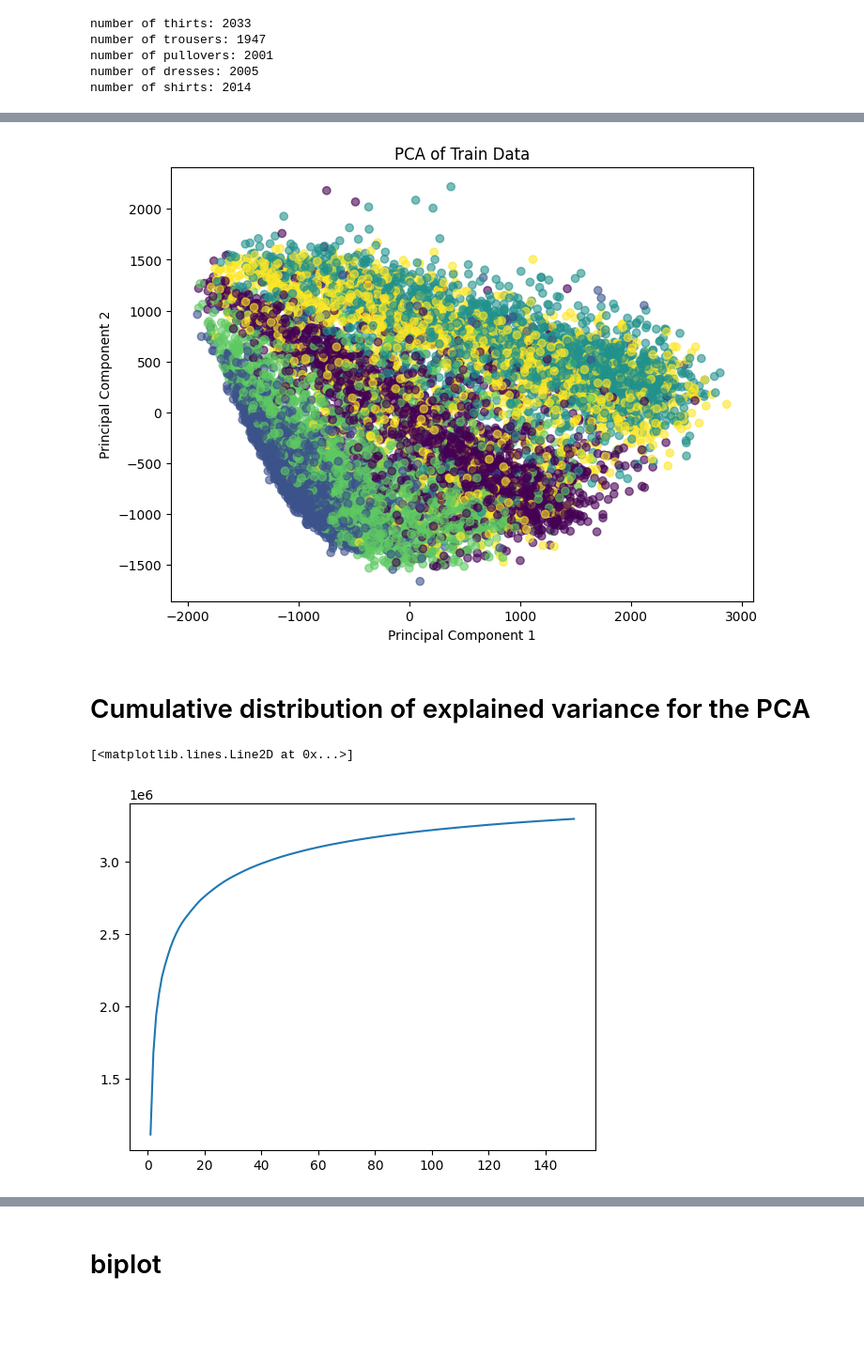
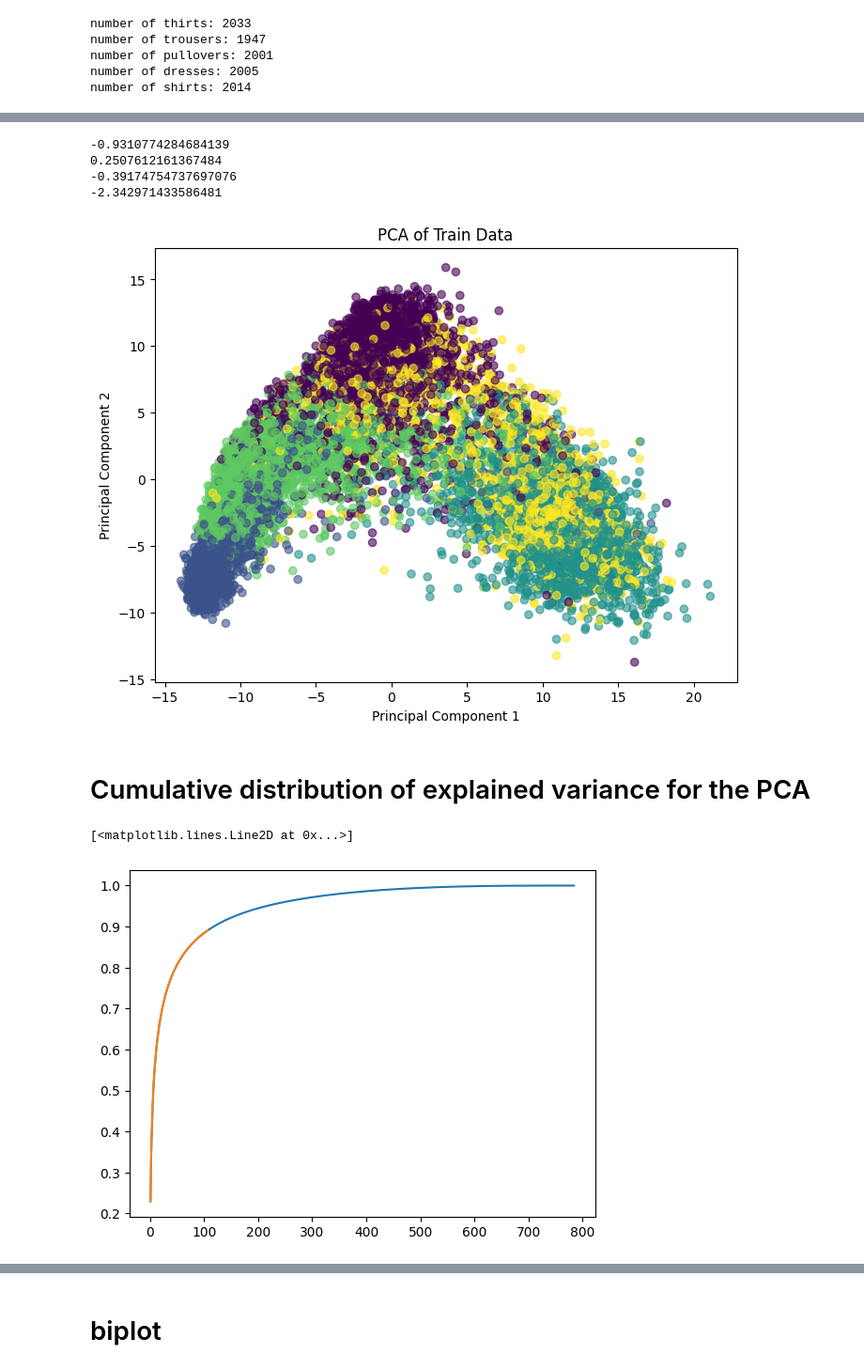
Before and after one commit to ikradnegyhusz/clothing_classifier, a Jupyter notebook: exploratory_data.ipynb, the cells around one changed output, grey strips where cells are left out. Shown at 94% size. Drawn from its saved outputs; the diff is of its cells as text; code cells hidden in the pictures; blank space fills up the shorter version.

```diff
--- a/exploratory_data.ipynb
+++ b/exploratory_data.ipynb
@@ -48,6 +49,3 @@ Dress = np.array(Dress)
 Shirt = np.array(Shirt)
 y = np.array(y)
 train_witout_y = np.array(train_witout_y)
-mc=MeanCenterer().fit(train_witout_y)
-train_witout_y=mc.transform(train_witout_y)
-print(train_witout_y)
@@ -71,3 +61,12 @@ number of trousers: 1947
 number of pullovers: 2001
 number of dresses: 2005
 number of shirts: 2014
+# %%
+scaler = StandardScaler()
+train_witout_y=scaler.fit_transform(train_witout_y)
+# %%
+#image scaling
+images=[]
+for i in range(len(train_witout_y)):
+    images.append( (train_witout_y[i]-train_witout_y[i].mean())/train_witout_y[i].std() )
+train_witout_y=np.array(images)
@@ -74,8 +96,21 @@ number of shirts: 2014
+# %%
+feature=1
+mean=np.mean(train_witout_y[:,:])
+std=np.std(train_witout_y[:,feature])
+Max=np.max(train_witout_y[:,feature])
+Min=np.min(train_witout_y[:,feature])
+print(mean)
+# %% [output]
+-0.9310774284684139
+0.2507612161367484
+-0.39174754737697076
+-2.342971433586481
 # %%
 # Perform PCA to reduce dimensions to 2D
 pca = PCA(n_components=2)
 pca.fit(train_witout_y)
 score=pca.transform(train_witout_y)
+
 
 # Scatter plot
 plt.figure(figsize=(8, 6))
@@ -86,18 +121,19 @@ plt.ylabel('Principal Component 2')
 plt.title('PCA of Train Data')
 plt.show()
 # %% [output]
-[figure, old version]
+[figure, new version]
 # %% [markdown]
 # Cumulative distribution of explained variance for the PCA
 # %%
 pca = PCA(n_components=28*28)
 # %%
 pca.fit(train_witout_y)
-eigenvalues=pca.explained_variance_
+eigenvalues=pca.explained_variance_ratio_
 eigenvalues=np.sort(eigenvalues)[::-1]
 cumulative_dist=np.cumsum(eigenvalues)
 #plt.plot(range(1,785),cumulative_dist)
-plt.plot(range(1,151),cumulative_dist[0:150])
+plt.plot(range(1,785),cumulative_dist)
+plt.plot(range(1,108),cumulative_dist[0:107])
 # %% [output]
 [<matplotlib.lines.Line2D at 0x...>]
-[figure, old version]
+[figure, new version]
```
Also changed, not shown: parts of 5 cells of this notebook.
